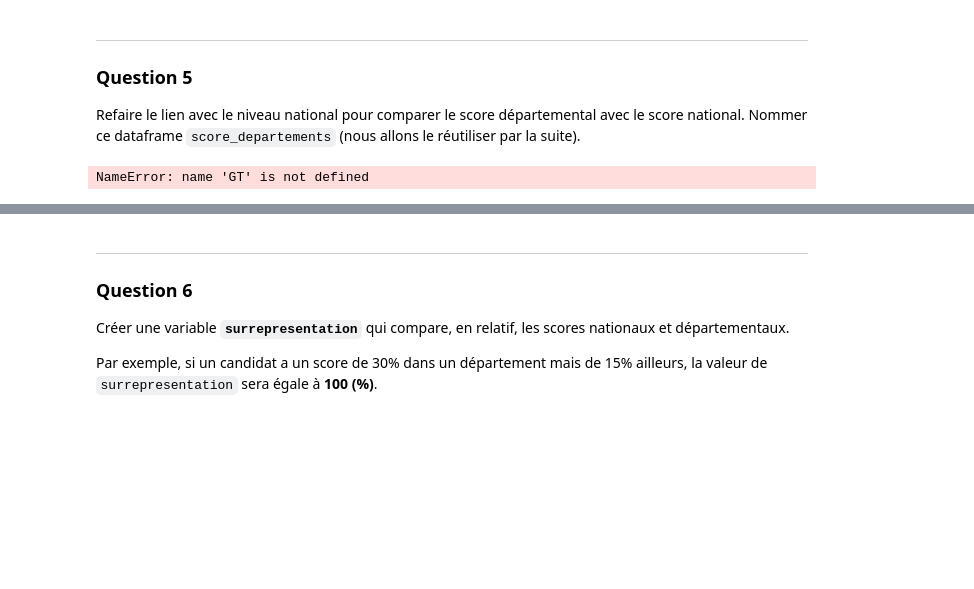
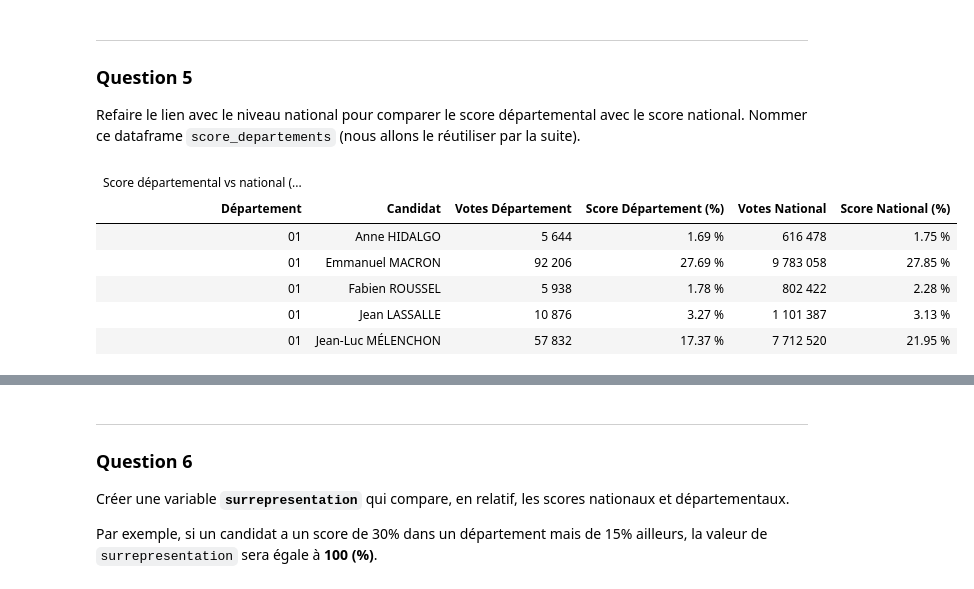
Before and after one commit to zgregi/DM_python_datascience, a Jupyter notebook: main.ipynb, the cells around one changed output, grey strips where cells are left out. Cells and saved outputs as stored; diff of their text form; code cells hidden in the pictures; blank space fills up the shorter version.

Commit message:
question 5

```diff
--- a/main.ipynb
+++ b/main.ipynb
@@ -132,34 +171,45 @@ score_departements[score_departements['code_departement'] == '11']
 
 Refaire le lien avec le niveau national pour comparer le score départemental avec le score national. Nommer ce dataframe `score_departements` (nous allons le réutiliser par la suite).
 # %%
-# Question 5 : comparaison score départemental vs score national
+# Question 5 : score départemental vs national (style Question 4) avec % pour les scores
 
-# On récupère les scores nationaux dans un dictionnaire pour les fusionner
-scores_nationaux_dict = scores.set_index("Candidat")["Score (% votes exprimés)"].str.replace(" %", "").astype(float).to_dict()
+# Ajouter les scores et votes nationaux au dataframe départemental
+score_departements["score_national"] = score_departements["candidat"].map(
+    scores.set_index("Candidat")["Score (% votes exprimés)"].str.replace(" %","").astype(float)
+)
+score_departements["votes_national"] = score_departements["candidat"].map(
+    scores.set_index("Candidat")["Nombre votes (total)"]
+)
 
-# Ajouter le score national à chaque ligne du score_departements
-score_departements["score_national"] = score_departements["candidat"].map(scores_nationaux_dict)
+# Ajouter le % et arrondir les scores à 2 décimales
+score_departements["score_departement"] = score_departements["score_departement"].round(2).astype(str) + " %"
+score_departements["score_national"] = score_departements["score_national"].round(2).astype(str) + " %"
 
-# Calcul de l'écart entre score départemental et score national
-score_departements["ecart_national"] = score_departements["score_departement"] - score_departements["score_national"]
+# Réordonner les colonnes
+score_departements = score_departements[
+    ["code_departement", "candidat", "votes_departement", "score_departement", "votes_national", "score_national"]
+]
 
-# Pour l'affichage avec GT, on peut formatter proprement
-(
-    GT(score_departements)
-    .tab_header(title="Comparaison départemental vs national")
+# Affichage GT pour les 5 premières lignes
+GT(score_departements.head()) \
+    .tab_header(title="Score départemental vs national (extrait)") \
     .cols_label(
         code_departement="Département",
         candidat="Candidat",
-        votes_departement="Votes",
+        votes_departement="Votes Département",
         score_departement="Score Département (%)",
-        score_national="Score National (%)",
-        ecart_national="Écart (%)"
-    )
-    .fmt_number(columns=["votes_departement"], decimals=0, sep_mark=" ")
-    .fmt_number(columns=["score_departement", "score_national", "ecart_national"], decimals=2)
-)
+        votes_national="Votes National",
+        score_national="Score National (%)"
+    ) \
+    .fmt_number(columns=["votes_departement","votes_national"], decimals=0, sep_mark=" ")
 # %% [output]
-NameError: name 'GT' is not defined
+| Score départemental vs national (... |  |  |  |  |  |
+| Département | Candidat | Votes Département | Score Département (%) | Votes National | Score National (%) |
+| 01 | Anne HIDALGO | 5 644 | 1.69 % | 616 478 | 1.75 % |
+| 01 | Emmanuel MACRON | 92 206 | 27.69 % | 9 783 058 | 27.85 % |
+| 01 | Fabien ROUSSEL | 5 938 | 1.78 % | 802 422 | 2.28 % |
+| 01 | Jean LASSALLE | 10 876 | 3.27 % | 1 101 387 | 3.13 % |
+| 01 | Jean-Luc MÉLENCHON | 57 832 | 17.37 % | 7 712 520 | 21.95 % |
 # %%
 # Vérification : résultat pour l'Aude (département n°11)
 score_departements[score_departements['code_departement'] == '11']
```
Also changed, not shown: parts of 4 cells of this notebook.
